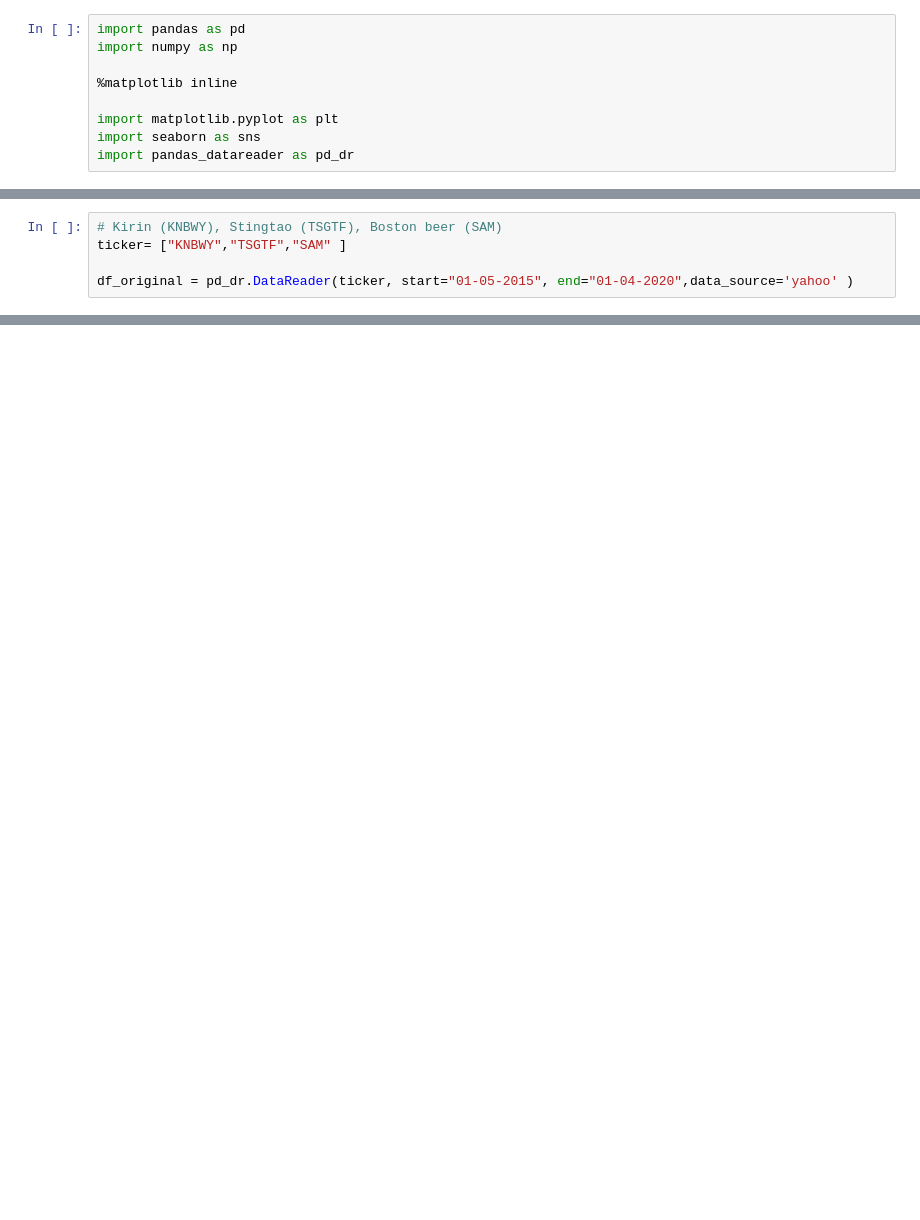
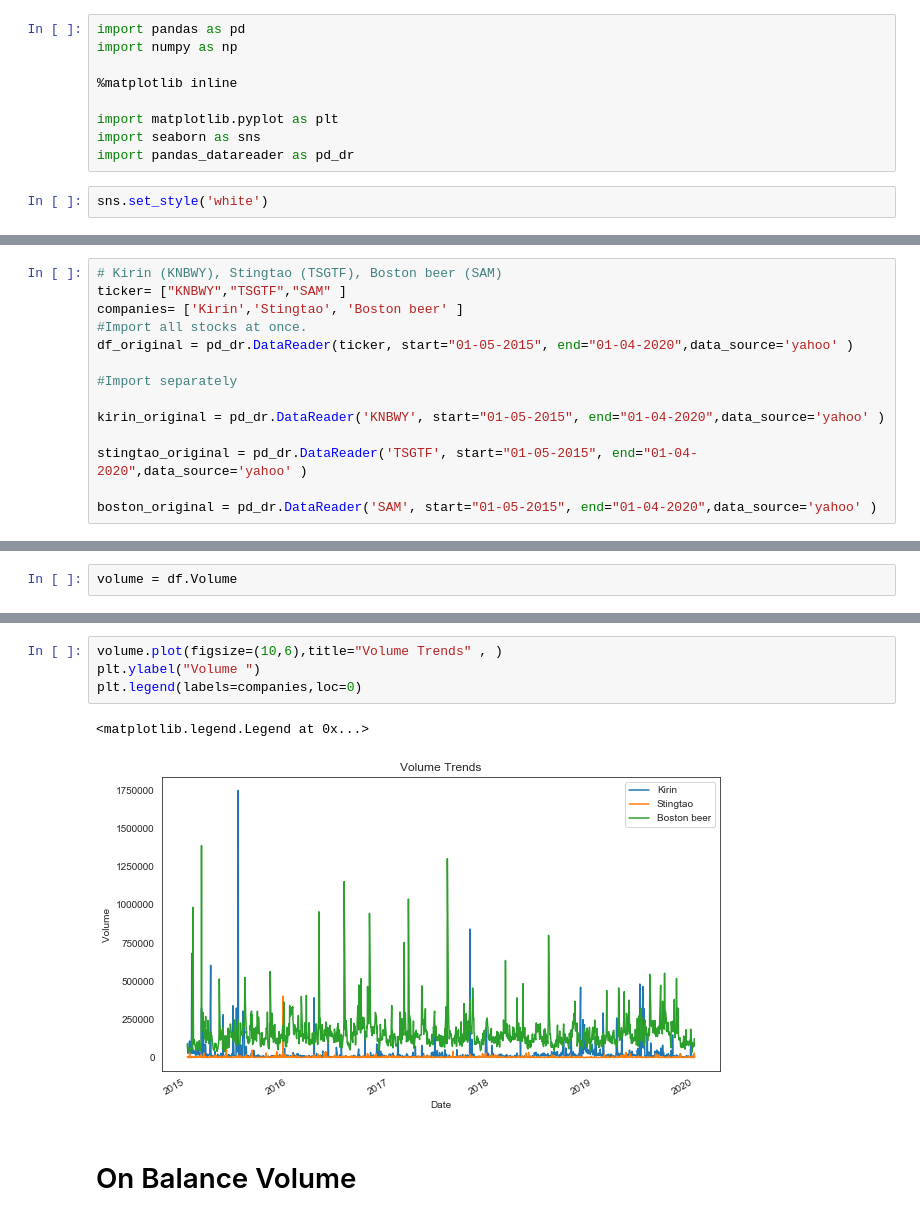
Before and after one commit to nibukdk/Stock-Analysis, a Jupyter notebook: stock_analysis.ipynb, the cells around one changed output, grey strips where cells are left out. Saved outputs shown, nothing was run; the diff lists cells and outputs as text; blank space fills up the shorter version.

Commit message:
Some initial work on On Balance Volumne

```diff
--- a/stock_analysis.ipynb
+++ b/stock_analysis.ipynb
@@ -7,3 +7,5 @@ import numpy as np
 import matplotlib.pyplot as plt
 import seaborn as sns
 import pandas_datareader as pd_dr
+# %%
+sns.set_style('white')
@@ -10,5 +39,14 @@ import pandas_datareader as pd_dr
 # %%
 # Kirin (KNBWY), Stingtao (TSGTF), Boston beer (SAM)
 ticker= ["KNBWY","TSGTF","SAM" ]
+companies= ['Kirin','Stingtao', 'Boston beer' ]
+#Import all stocks at once.
+df_original = pd_dr.DataReader(ticker, start="01-05-2015", end="01-04-2020",data_source='yahoo' )
 
-df_original = pd_dr.DataReader(ticker, start="01-05-2015", end="01-04-2020",data_source='yahoo' )
+#Import separately
+
+kirin_original = pd_dr.DataReader('KNBWY', start="01-05-2015", end="01-04-2020",data_source='yahoo' )
+
+stingtao_original = pd_dr.DataReader('TSGTF', start="01-05-2015", end="01-04-2020",data_source='yahoo' )
+
+boston_original = pd_dr.DataReader('SAM', start="01-05-2015", end="01-04-2020",data_source='yahoo' )
@@ -16,0 +78,2 @@ df = df_original.copy()
+# %%
+volume = df.Volume
@@ -16,0 +102,9 @@ df = df_original.copy()
+# %%
+volume.plot(figsize=(10,6),title="Volume Trends" , )
+plt.ylabel("Volume ")
+plt.legend(labels=companies,loc=0)
+# %% [output]
+<matplotlib.legend.Legend at 0x...>
+[figure, added]
+# %% [markdown]
+# On Balance Volume
```
Also changed, not shown: parts of 14 cells of this notebook.
